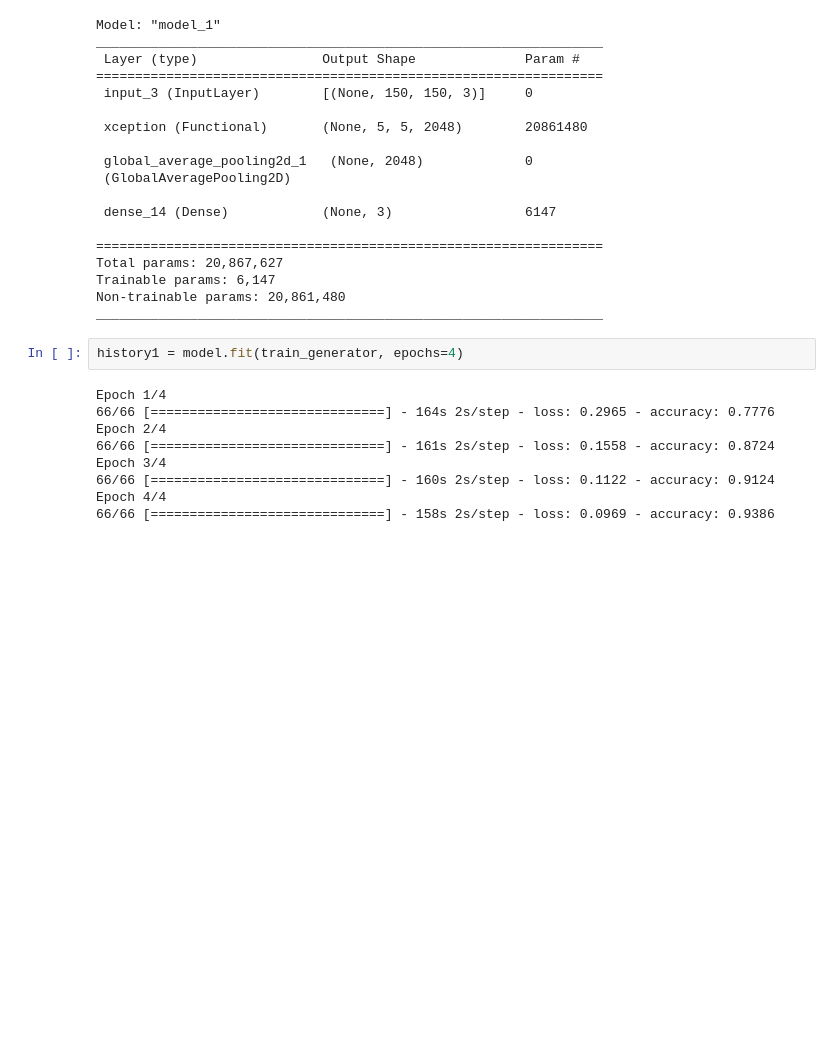
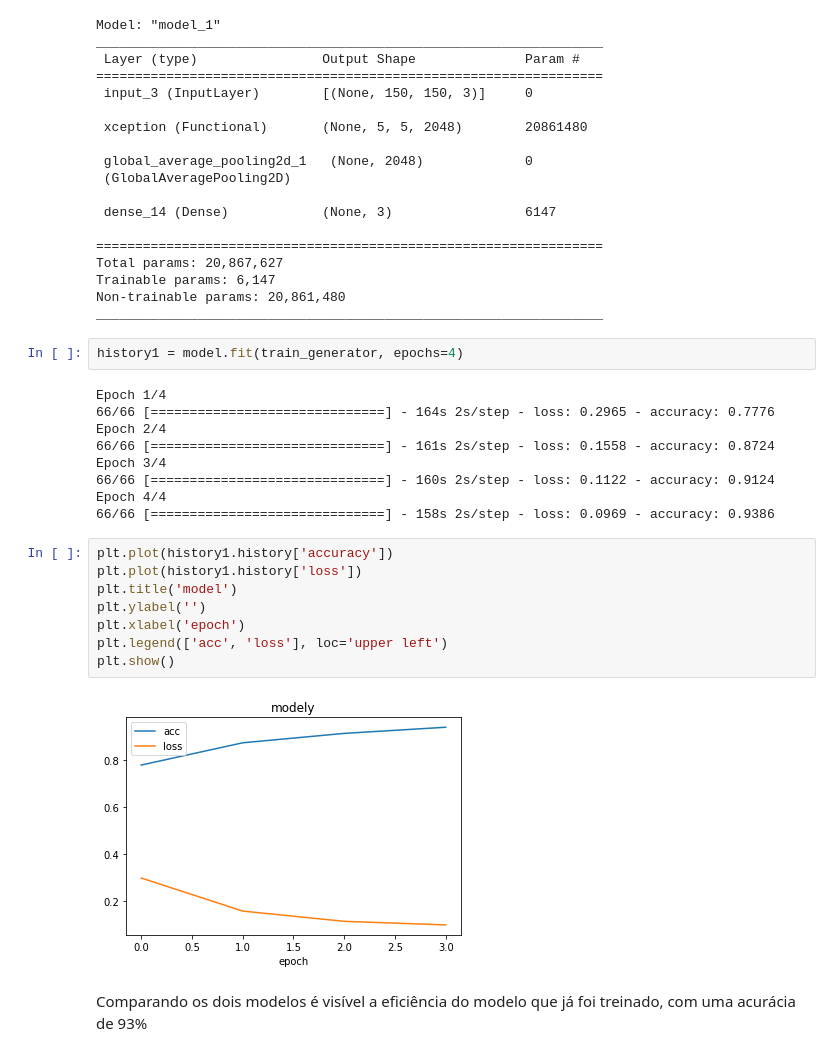
Before and after one commit to davialvesguerra/trainee-iee, a Jupyter notebook: 5º_Período.ipynb, the cells around one changed output. Cells and saved outputs as stored; diff of their text form; blank space fills up the shorter version.

```diff
--- a/5º_Período.ipynb
+++ b/5º_Período.ipynb
@@ -247,3 +247,15 @@ Epoch 3/4
 66/66 [==============================] - 160s 2s/step - loss: 0.1122 - accuracy: 0.9124
 Epoch 4/4
 66/66 [==============================] - 158s 2s/step - loss: 0.0969 - accuracy: 0.9386
+# %%
+plt.plot(history1.history['accuracy'])
+plt.plot(history1.history['loss'])
+plt.title('model')
+plt.ylabel('')
+plt.xlabel('epoch')
+plt.legend(['acc', 'loss'], loc='upper left')
+plt.show()
+# %% [output]
+[figure, added]
+# %% [markdown]
+Comparando os dois modelos é visível a eficiência do modelo que já foi treinado, com uma acurácia de 93%
```
Also changed, not shown: parts of 4 cells of this notebook.
